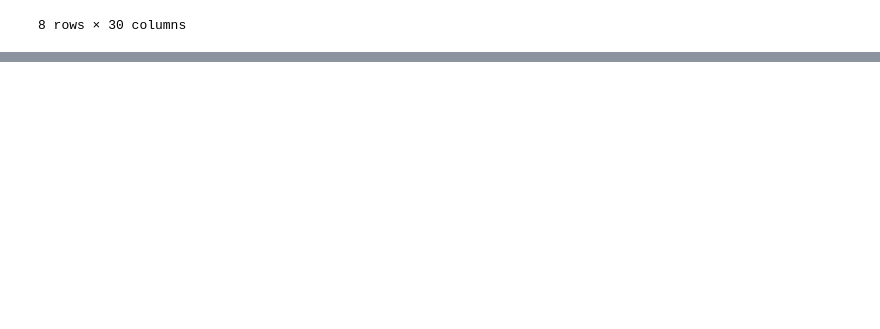
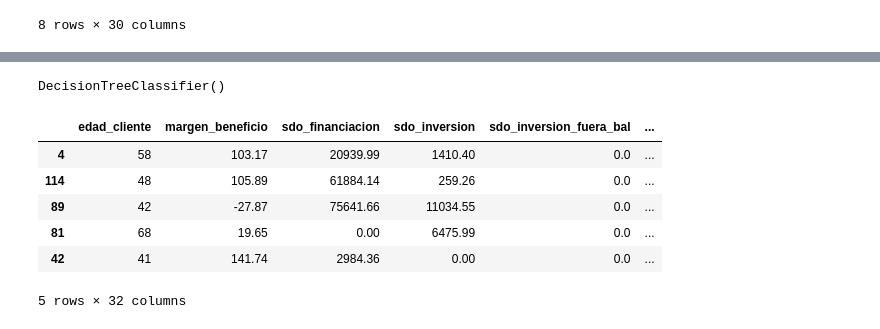
Before and after one commit to barqu3ro/python, a Jupyter notebook: Estudio/Data Science/DataMining/CasoFinal/casofinal.ipynb, the cells around one changed output, grey strips where cells are left out. Saved outputs shown, nothing was run; the diff lists cells and outputs as text; code cells hidden in the pictures; blank space fills up the shorter version.

```diff
--- a/Estudio/Data Science/DataMining/CasoFinal/casofinal.ipynb
+++ b/Estudio/Data Science/DataMining/CasoFinal/casofinal.ipynb
@@ -63,0 +70,29 @@ df_describe.describe()
+# %%
+#############################################
+## Árbol de clasificación
+#############################################
+
+
+
+# construcción del modelo y entrenamiento
+np.random.seed(123)
+md_tree = DecisionTreeClassifier()
+md_tree.fit(X_train, y_train)
+# %% [output]
+DecisionTreeClassifier()
+# %%
+# predicción del conjunto de test
+y_pred = md_tree.predict(X_test)
+
+# dataframe con datos entrada y prediccion
+o_pred = pd.concat([X_test,y_test],axis=1)
+o_pred['class_pred']=y_pred
+o_pred.head()
+# %% [output]
+|  | edad_cliente | margen_beneficio | sdo_financiacion | sdo_inversion | sdo_inversion_fuera_bal | ... |
+| 4 | 58 | 103.17 | 20939.99 | 1410.40 | 0.0 | ... |
+| 114 | 48 | 105.89 | 61884.14 | 259.26 | 0.0 | ... |
+| 89 | 42 | -27.87 | 75641.66 | 11034.55 | 0.0 | ... |
+| 81 | 68 | 19.65 | 0.00 | 6475.99 | 0.0 | ... |
+| 42 | 41 | 141.74 | 2984.36 | 0.00 | 0.0 | ... |
+5 rows × 32 columns
```
Also changed, not shown: parts of 7 cells of this notebook.
